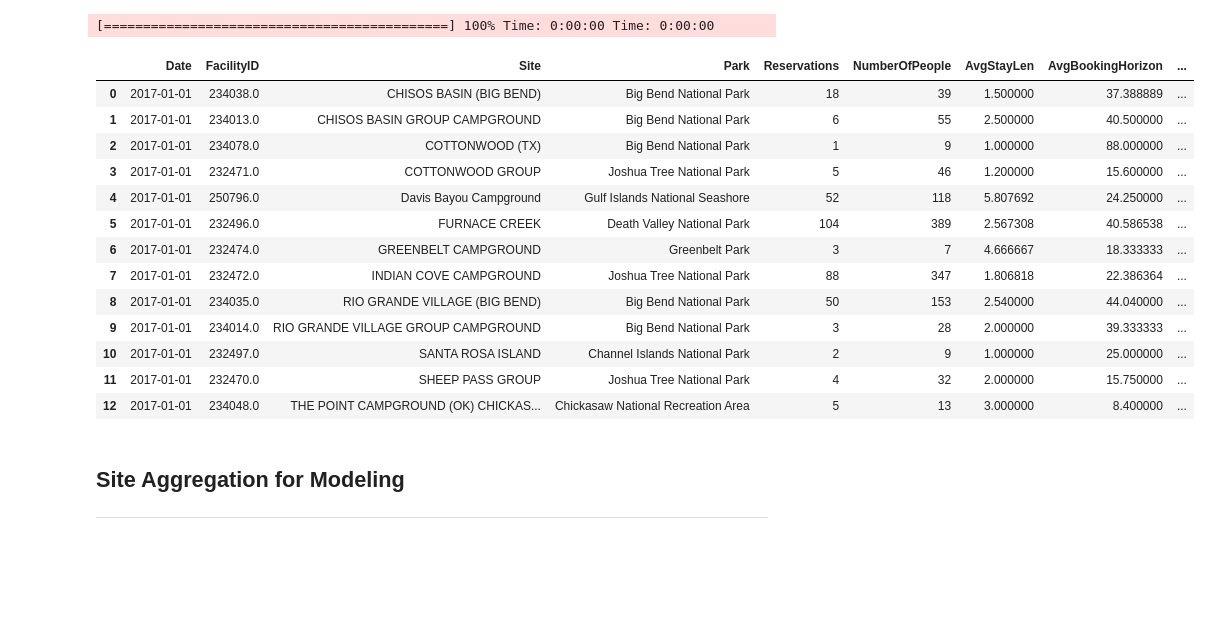
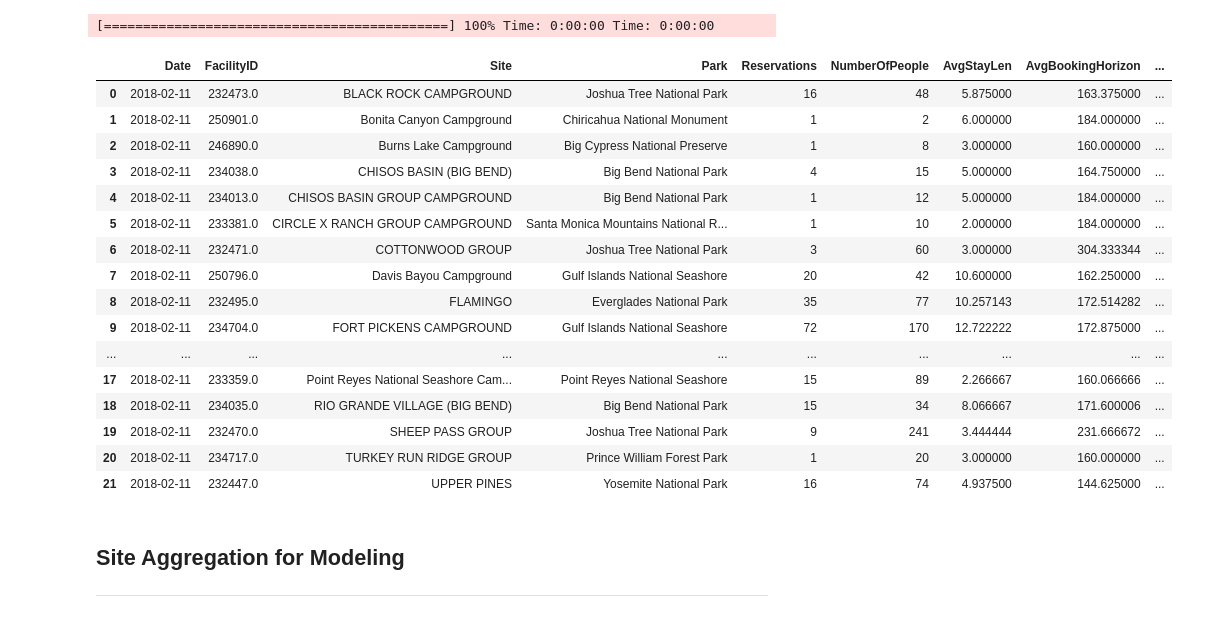
Before and after one commit to templecm4y/NPS-Campsite-Time-Series-Capstone, a Jupyter notebook: Formatting_Data_and_EDA.ipynb, the cells around one changed output. Drawn from its saved outputs; the diff is of its cells as text; code cells hidden in the pictures; blank space fills up the shorter version.

```diff
--- a/Formatting_Data_and_EDA.ipynb
+++ b/Formatting_Data_and_EDA.ipynb
@@ -33,7 +33,7 @@ def nps_site_format(df):
 
     # calculate the stay length of the reservation
     df['StayLen'] = df['EndDate'] - df['StartDate']
-    df['StayLen'] = df['StayLen'].dt.days
+    df['StayLen'] = df['StayLen'].dt.days + 1
 
     # calculate the days in advance the resveration was made
     # note: some reservations were recorded after the start date, those values are imputed as zero
@@ -43,6 +43,13 @@ def nps_site_format(df):
     # calculate the daily rate for each reservation
     df['DailyRate'] = df['TotalBeforeTax'] / df['StayLen']
 
+    # fill nulls in fee columns with zeroes
+    df[['UseFee', 'TranFee', 'AttrFee']] = df[['UseFee', 'TranFee', 'AttrFee']].fillna(0)
+
+    # drop facility attribute columns
+    df = df.drop(axis = 1, columns = ['FacilityState', 'FacilityLongitude', 'FacilityLatitude',
+                                      'CustomerZIP', 'CustomerState', 'CustomerCountry', 'FacilityZIP', 'EntityID'])
+
     # drop categorical columns
     df = df.drop(axis = 1, columns = ['Tent', 'Popup', 'Trailer',
                               'RVMotorhome', 'Boat', 'HorseTrailer', 'Car', 'FifthWheel',
@@ -51,7 +58,7 @@ def nps_site_format(df):
                               'PowerBoat', 'PickupCamper', 'LargeTentOver9x12', 'SmallTent', 'Marinaboat'])
 
     # drop nulls in important columns
-    df = df.dropna(axis = 0, subset = ['EntityID', 'FacilityID', 'FacilityZIP', 'StartDate', 'EndDate'])
+    df = df.dropna(axis = 0, subset = ['FacilityID', 'StartDate', 'EndDate'])
 
     # drop duplicate order numbers
     df = df.drop_duplicates(['OrderNumber'])
@@ -167,7 +215,7 @@ optimized_rez.head()
 # %%
 datelist = pd.date_range(rez['StartDate'].min(), rez['EndDate'].max()).tolist()
 print(datelist[94].date())
-jan_1 = datelist[94]
+jan_1 = datelist[500]
 jan_1_filter = (rez['StartDate'] <= jan_1) & (rez['EndDate'] >= jan_1)
 # %% [output]
 2017-01-01
@@ -177,46 +229,57 @@ widgets=[progressbar.Bar('=', '[', ']'), ' ', progressbar.Percentage(),
                ' ', progressbar.AdaptiveETA()]
 # %%
 date_park_list = []
-test_len = rez[jan_1_filter].groupby(['Park', 'RegionDescription']).mean().shape[0]
+test_len = optimized_rez[jan_1_filter].groupby(['Park', 'RegionDescription']).mean().shape[0]
 bar = progressbar.ProgressBar(maxval=test_len, widgets=widgets)
 
 bar.start()
-i = 0avgfee = rez[jan_1_filter].groupby(['FacilityID']).mean().loc[index[2], 'UseFee']
-for index, row in rez[jan_1_filter].groupby(['Park', 'RegionDescription', 'FacilityID']).nunique().iterrows():
-    stay_len = rez[jan_1_filter].groupby(['FacilityID']).mean().loc[index[2], 'StayLen']
-    book_hor = rez[jan_1_filter].groupby(['FacilityID']).mean().loc[index[2], 'BookingHorizon']
-    avgfee = rez[jan_1_filter].groupby(['FacilityID']).mean().loc[index[2], 'UseFee']
+i = 0
+
+for index, row in optimized_rez[jan_1_filter].groupby(['Park', 'RegionDescription', 'FacilityID']).nunique().iterrows():
+
+    day_group = optimized_rez[jan_1_filter].groupby('FacilityID').agg({'StayLen': np.mean, 'BookingHorizon': np.mean,
+                                                       'UseFee' : np.mean, 'NumberOfPeople' : np.sum,
+                                                       'DailyRate' : np.sum})
+
+    stay_len = day_group.loc[index[2], 'StayLen']
+    book_hor = day_group.loc[index[2], 'BookingHorizon']
+    avg_fee = day_group.loc[index[2], 'UseFee']
+    num_people = day_group.loc[index[2], 'NumberOfPeople']
+    day_revenue = day_group.loc[index[2], 'DailyRate']
 
 
-    num_people = rez[jan_1_filter].groupby(['FacilityID']).sum().loc[index[2], 'NumberOfPeople']
-    day_revenue = rez[jan_1_filter].groupby(['FacilityID']).sum().loc[index[2], 'DailyRate']
+    date_park_list.append([jan_1, index[2], index[0], index[1], row['OrderNumber'], num_people, stay_len, book_hor, avg_fee, day_revenue])
+    sleep(0.00001)
 
-    date_park_list.append([jan_1, index[2], index[0], index[1], row['OrderNumber'], num_people, stay_len, book_hor, avgfee, day_revenue])
-    bar.update(i+1)
-    sleep(0.0001)
     i += 1
+    bar.update(i)
 bar.finish()
 # %% [output]
 [============================================] 100% Time: 0:00:00 Time: 0:00:00
 # %%
-pd.DataFrame(date_park_list, columns = ['Date', 'FacilityID', 'Site',
+rez_test = pd.DataFrame(date_park_list, columns = ['Date', 'FacilityID', 'Site',
                                         'Park', 'Reservations', 'NumberOfPeople',
                                         'AvgStayLen', 'AvgBookingHorizon', 'AverageFee', 'DailyRevenue'])
+
+rez_test
 # %% [output]
 |  | Date | FacilityID | Site | Park | Reservations | NumberOfPeople | AvgStayLen | AvgBookingHorizon | ... |
-| 0 | 2017-01-01 | 234038.0 | CHISOS BASIN (BIG BEND) | Big Bend National Park | 18 | 39 | 1.500000 | 37.388889 | ... |
-| 1 | 2017-01-01 | 234013.0 | CHISOS BASIN GROUP CAMPGROUND | Big Bend National Park | 6 | 55 | 2.500000 | 40.500000 | ... |
-| 2 | 2017-01-01 | 234078.0 | COTTONWOOD (TX) | Big Bend National Park | 1 | 9 | 1.000000 | 88.000000 | ... |
-| 3 | 2017-01-01 | 232471.0 | COTTONWOOD GROUP | Joshua Tree National Park | 5 | 46 | 1.200000 | 15.600000 | ... |
-| 4 | 2017-01-01 | 250796.0 | Davis Bayou Campground | Gulf Islands National Seashore | 52 | 118 | 5.807692 | 24.250000 | ... |
-| 5 | 2017-01-01 | 232496.0 | FURNACE CREEK | Death Valley National Park | 104 | 389 | 2.567308 | 40.586538 | ... |
-| 6 | 2017-01-01 | 232474.0 | GREENBELT CAMPGROUND | Greenbelt Park | 3 | 7 | 4.666667 | 18.333333 | ... |
-| 7 | 2017-01-01 | 232472.0 | INDIAN COVE CAMPGROUND | Joshua Tree National Park | 88 | 347 | 1.806818 | 22.386364 | ... |
-| 8 | 2017-01-01 | 234035.0 | RIO GRANDE VILLAGE (BIG BEND) | Big Bend National Park | 50 | 153 | 2.540000 | 44.040000 | ... |
-| 9 | 2017-01-01 | 234014.0 | RIO GRANDE VILLAGE GROUP CAMPGROUND | Big Bend National Park | 3 | 28 | 2.000000 | 39.333333 | ... |
-| 10 | 2017-01-01 | 232497.0 | SANTA ROSA ISLAND | Channel Islands National Park | 2 | 9 | 1.000000 | 25.000000 | ... |
-| 11 | 2017-01-01 | 232470.0 | SHEEP PASS GROUP | Joshua Tree National Park | 4 | 32 | 2.000000 | 15.750000 | ... |
-| 12 | 2017-01-01 | 234048.0 | THE POINT CAMPGROUND (OK) CHICKAS... | Chickasaw National Recreation Area | 5 | 13 | 3.000000 | 8.400000 | ... |
+| 0 | 2018-02-11 | 232473.0 | BLACK ROCK CAMPGROUND | Joshua Tree National Park | 16 | 48 | 5.875000 | 163.375000 | ... |
+| 1 | 2018-02-11 | 250901.0 | Bonita Canyon Campground | Chiricahua National Monument | 1 | 2 | 6.000000 | 184.000000 | ... |
+| 2 | 2018-02-11 | 246890.0 | Burns Lake Campground | Big Cypress National Preserve | 1 | 8 | 3.000000 | 160.000000 | ... |
+| 3 | 2018-02-11 | 234038.0 | CHISOS BASIN (BIG BEND) | Big Bend National Park | 4 | 15 | 5.000000 | 164.750000 | ... |
+| 4 | 2018-02-11 | 234013.0 | CHISOS BASIN GROUP CAMPGROUND | Big Bend National Park | 1 | 12 | 5.000000 | 184.000000 | ... |
+| 5 | 2018-02-11 | 233381.0 | CIRCLE X RANCH GROUP CAMPGROUND | Santa Monica Mountains National R... | 1 | 10 | 2.000000 | 184.000000 | ... |
+| 6 | 2018-02-11 | 232471.0 | COTTONWOOD GROUP | Joshua Tree National Park | 3 | 60 | 3.000000 | 304.333344 | ... |
+| 7 | 2018-02-11 | 250796.0 | Davis Bayou Campground | Gulf Islands National Seashore | 20 | 42 | 10.600000 | 162.250000 | ... |
+| 8 | 2018-02-11 | 232495.0 | FLAMINGO | Everglades National Park | 35 | 77 | 10.257143 | 172.514282 | ... |
+| 9 | 2018-02-11 | 234704.0 | FORT PICKENS CAMPGROUND | Gulf Islands National Seashore | 72 | 170 | 12.722222 | 172.875000 | ... |
+| ... | ... | ... | ... | ... | ... | ... | ... | ... | ... |
+| 17 | 2018-02-11 | 233359.0 | Point Reyes National Seashore Cam... | Point Reyes National Seashore | 15 | 89 | 2.266667 | 160.066666 | ... |
+| 18 | 2018-02-11 | 234035.0 | RIO GRANDE VILLAGE (BIG BEND) | Big Bend National Park | 15 | 34 | 8.066667 | 171.600006 | ... |
+| 19 | 2018-02-11 | 232470.0 | SHEEP PASS GROUP | Joshua Tree National Park | 9 | 241 | 3.444444 | 231.666672 | ... |
+| 20 | 2018-02-11 | 234717.0 | TURKEY RUN RIDGE GROUP | Prince William Forest Park | 1 | 20 | 3.000000 | 160.000000 | ... |
+| 21 | 2018-02-11 | 232447.0 | UPPER PINES | Yosemite National Park | 16 | 74 | 4.937500 | 144.625000 | ... |
 # %% [markdown]
 ## Site Aggregation for Modeling
 ---
```
Also changed, not shown: parts of 19 cells of this notebook.
